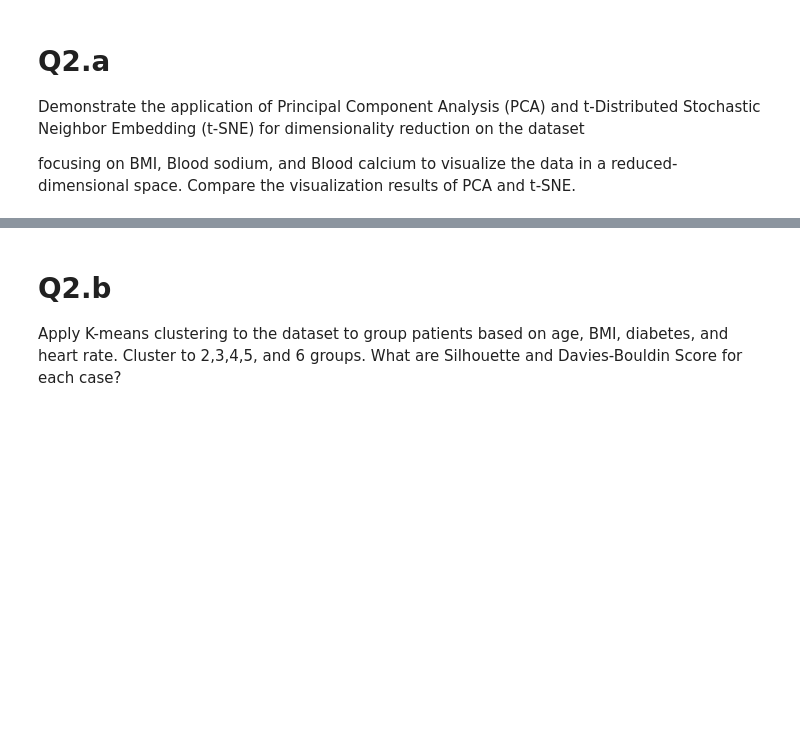
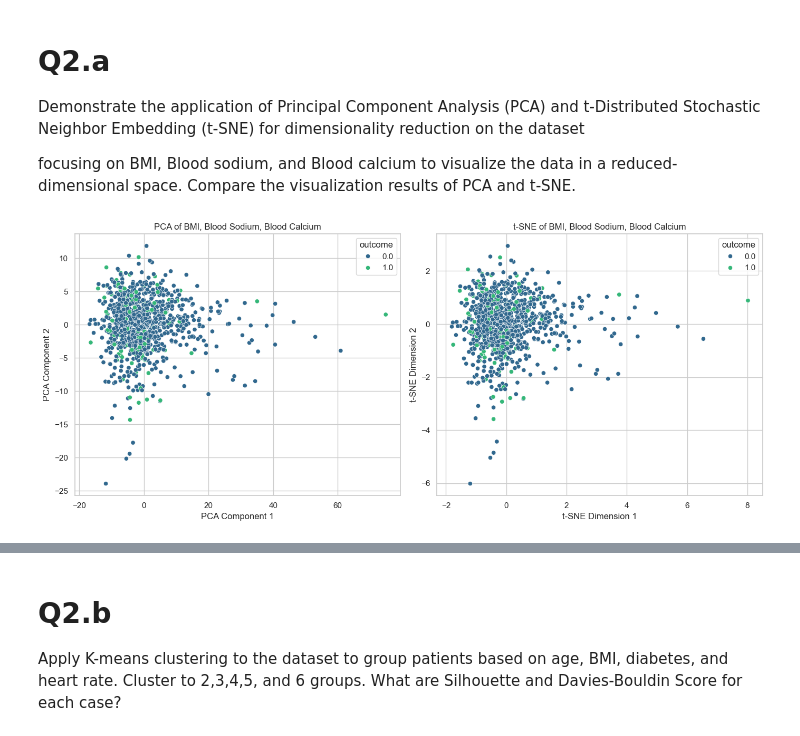
Before and after one commit to shai-ca/AI-DL, a Jupyter notebook: project-1/Shai_Cahana_Project_1_MIMIC.ipynb, the cells around one changed output, grey strips where cells are left out. Saved outputs shown, nothing was run; the diff lists cells and outputs as text; code cells hidden in the pictures; blank space fills up the shorter version.

```diff
--- a/project-1/Shai_Cahana_Project_1_MIMIC.ipynb
+++ b/project-1/Shai_Cahana_Project_1_MIMIC.ipynb
@@ -361,37 +457,34 @@ target_feature = data_clean['outcome']
 # calculate PCA
 pca = PCA(n_components=2)
 features_pca = pca.fit_transform(features)
 
 # calculate t-SNE
-method = StandardScaler()
-features_tSNE = method.fit_transform(features)
+tSNE = StandardScaler()
+features_tSNE = tSNE.fit_transform(features)
 
 # Plot both methods side by side
 fig, (ax1, ax2) = plt.subplots(1, 2, figsize=(14, 6))
 
 # Plot PCA
 sns.scatterplot(
     x=features_pca[:, 0], y=features_pca[:, 1], hue=target_feature, palette='viridis', ax=ax1
 )
 ax1.set_title('PCA of BMI, Blood Sodium, Blood Calcium')
 ax1.set_xlabel('PCA Component 1')
 ax1.set_ylabel('PCA Component 2')
 
 # Plot t-SNE
 sns.scatterplot(
     x=features_tSNE[:, 0], y=features_tSNE[:, 1], hue=target_feature, palette='viridis', ax=ax2
 
 )
 
 
 ax2.set_title('t-SNE of BMI, Blood Sodium, Blood Calcium')
 ax2.set_xlabel('t-SNE Dimension 1')
 ax2.set_ylabel('t-SNE Dimension 2')
 
 plt.tight_layout()
 plt.show()
-
-
-
-# the outcome color is the original prediction.
-# here we can see that the analysis didnt give us an evaluation n the prediction and also that the data is seems strongly correlated
+# %% [output]
+[figure, added]
```
Also changed, not shown: parts of 19 cells of this notebook.
